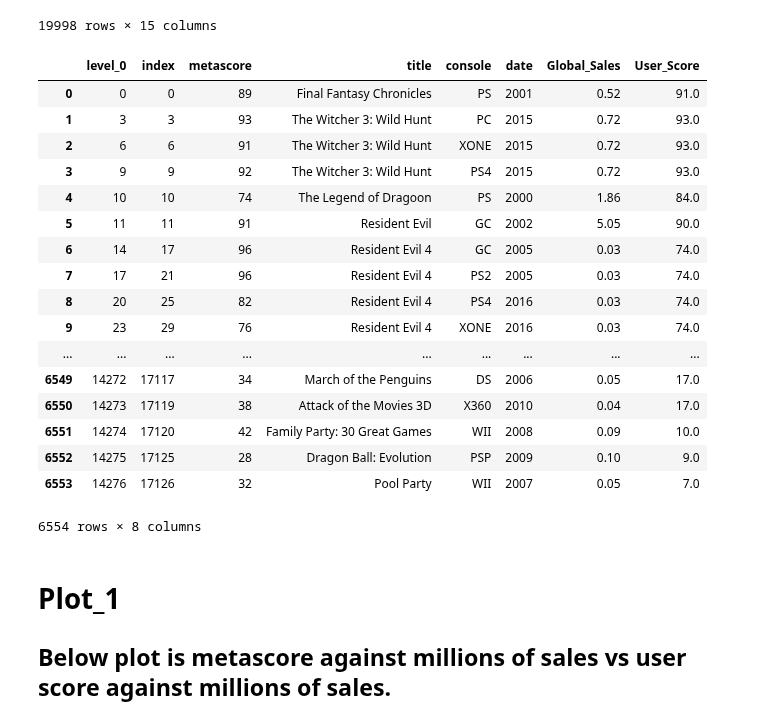
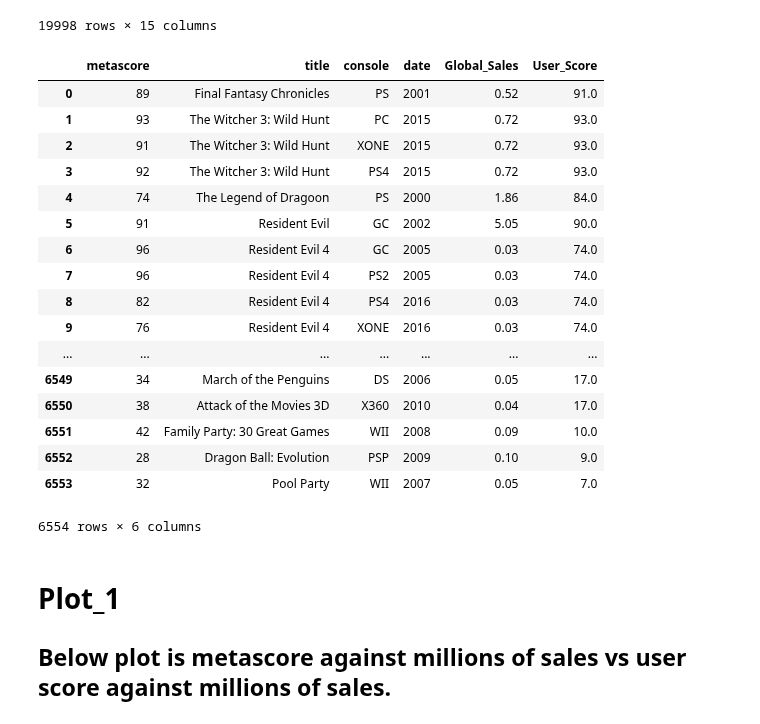
Before and after one commit to mell0611/data_science_project, a Jupyter notebook: dataset/Noah's csv_check.ipynb, the cells around one changed output. Saved outputs shown, nothing was run; the diff lists cells and outputs as text; code cells hidden in the pictures.

```diff
--- a/dataset/Noah's csv_check.ipynb
+++ b/dataset/Noah's csv_check.ipynb
@@ -117,7 +117,7 @@ data2 = data2.rename(columns = {'Name':'title'})
 data3 = data3.drop('other_sale', axis = 1)
 # %%
 data2.rename(columns = {'User_Score':'user_Score'})
-combo = pd.merge(data1, data2, on='title', how='inner', indicator=True)
+combo = pd.merge(data1, data2, on='title', how='inner', indicator=False)
 combo = combo.drop(combo[combo.User_Score=='tbd'].index)
 combo = combo.dropna()
 # %%
@@ -128,34 +128,33 @@ combo['User_Score']=combo['User_Score']*10
 #     user
 # %%
 combo = combo.drop('Critic_Score', axis = 1)
-combo = combo.drop('_merge', axis = 1)
-combo = combo.reset_index()
+combo = combo.reset_index(drop=True)
 # %%
 for a in range (1,14276):
     if combo['title'][a] == combo['title'][a-1] and combo['console'][a]==combo['console'][a-1]:
         combo = combo.drop(a-1, axis = 0)
 # %%
-combo = combo.reset_index()
+combo = combo.reset_index(drop=True)
 combo
 # %% [output]
-|  | level_0 | index | metascore | title | console | date | Global_Sales | User_Score |
-| 0 | 0 | 0 | 89 | Final Fantasy Chronicles | PS | 2001 | 0.52 | 91.0 |
-| 1 | 3 | 3 | 93 | The Witcher 3: Wild Hunt | PC | 2015 | 0.72 | 93.0 |
-| 2 | 6 | 6 | 91 | The Witcher 3: Wild Hunt | XONE | 2015 | 0.72 | 93.0 |
-| 3 | 9 | 9 | 92 | The Witcher 3: Wild Hunt | PS4 | 2015 | 0.72 | 93.0 |
-| 4 | 10 | 10 | 74 | The Legend of Dragoon | PS | 2000 | 1.86 | 84.0 |
-| 5 | 11 | 11 | 91 | Resident Evil | GC | 2002 | 5.05 | 90.0 |
-| 6 | 14 | 17 | 96 | Resident Evil 4 | GC | 2005 | 0.03 | 74.0 |
-| 7 | 17 | 21 | 96 | Resident Evil 4 | PS2 | 2005 | 0.03 | 74.0 |
-| 8 | 20 | 25 | 82 | Resident Evil 4 | PS4 | 2016 | 0.03 | 74.0 |
-| 9 | 23 | 29 | 76 | Resident Evil 4 | XONE | 2016 | 0.03 | 74.0 |
-| ... | ... | ... | ... | ... | ... | ... | ... | ... |
-| 6549 | 14272 | 17117 | 34 | March of the Penguins | DS | 2006 | 0.05 | 17.0 |
-| 6550 | 14273 | 17119 | 38 | Attack of the Movies 3D | X360 | 2010 | 0.04 | 17.0 |
-| 6551 | 14274 | 17120 | 42 | Family Party: 30 Great Games | WII | 2008 | 0.09 | 10.0 |
-| 6552 | 14275 | 17125 | 28 | Dragon Ball: Evolution | PSP | 2009 | 0.10 | 9.0 |
-| 6553 | 14276 | 17126 | 32 | Pool Party | WII | 2007 | 0.05 | 7.0 |
+|  | metascore | title | console | date | Global_Sales | User_Score |
+| 0 | 89 | Final Fantasy Chronicles | PS | 2001 | 0.52 | 91.0 |
+| 1 | 93 | The Witcher 3: Wild Hunt | PC | 2015 | 0.72 | 93.0 |
+| 2 | 91 | The Witcher 3: Wild Hunt | XONE | 2015 | 0.72 | 93.0 |
+| 3 | 92 | The Witcher 3: Wild Hunt | PS4 | 2015 | 0.72 | 93.0 |
+| 4 | 74 | The Legend of Dragoon | PS | 2000 | 1.86 | 84.0 |
+| 5 | 91 | Resident Evil | GC | 2002 | 5.05 | 90.0 |
+| 6 | 96 | Resident Evil 4 | GC | 2005 | 0.03 | 74.0 |
+| 7 | 96 | Resident Evil 4 | PS2 | 2005 | 0.03 | 74.0 |
+| 8 | 82 | Resident Evil 4 | PS4 | 2016 | 0.03 | 74.0 |
+| 9 | 76 | Resident Evil 4 | XONE | 2016 | 0.03 | 74.0 |
+| ... | ... | ... | ... | ... | ... | ... |
+| 6549 | 34 | March of the Penguins | DS | 2006 | 0.05 | 17.0 |
+| 6550 | 38 | Attack of the Movies 3D | X360 | 2010 | 0.04 | 17.0 |
+| 6551 | 42 | Family Party: 30 Great Games | WII | 2008 | 0.09 | 10.0 |
+| 6552 | 28 | Dragon Ball: Evolution | PSP | 2009 | 0.10 | 9.0 |
+| 6553 | 32 | Pool Party | WII | 2007 | 0.05 | 7.0 |
-6554 rows × 8 columns
+6554 rows × 6 columns
 # %% [markdown]
 # Plot_1
 ## Below plot is metascore against millions of sales vs user score against millions of sales.
```
Also changed, not shown: parts of 5 cells of this notebook.
